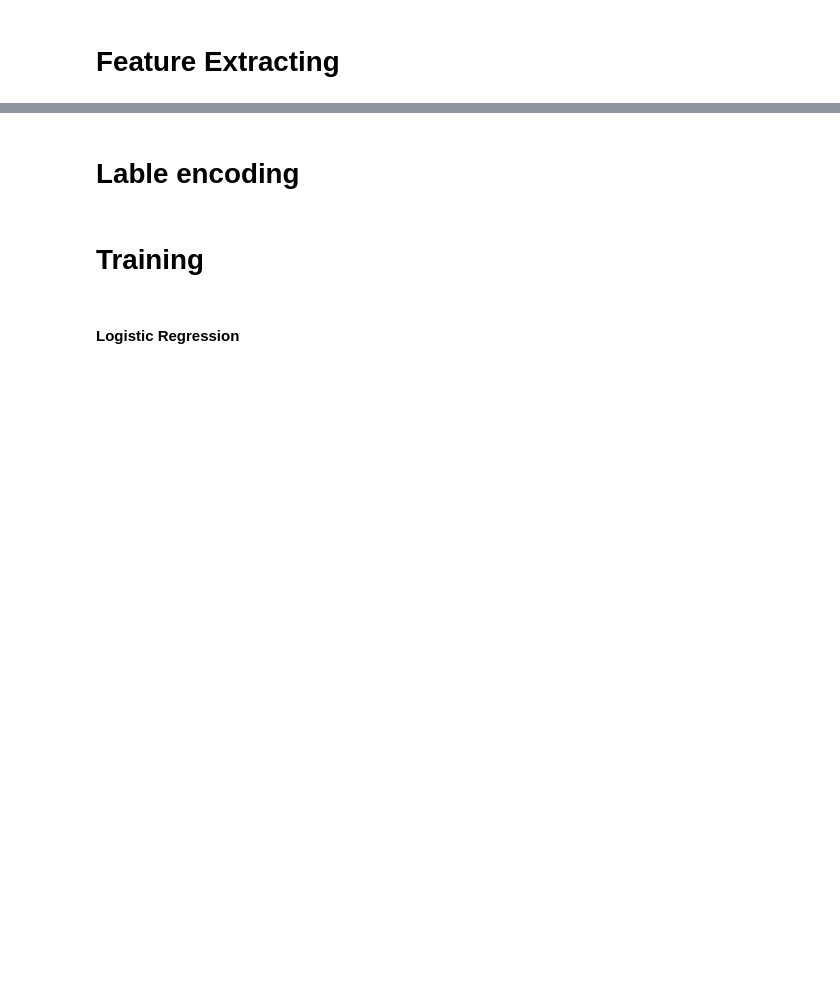
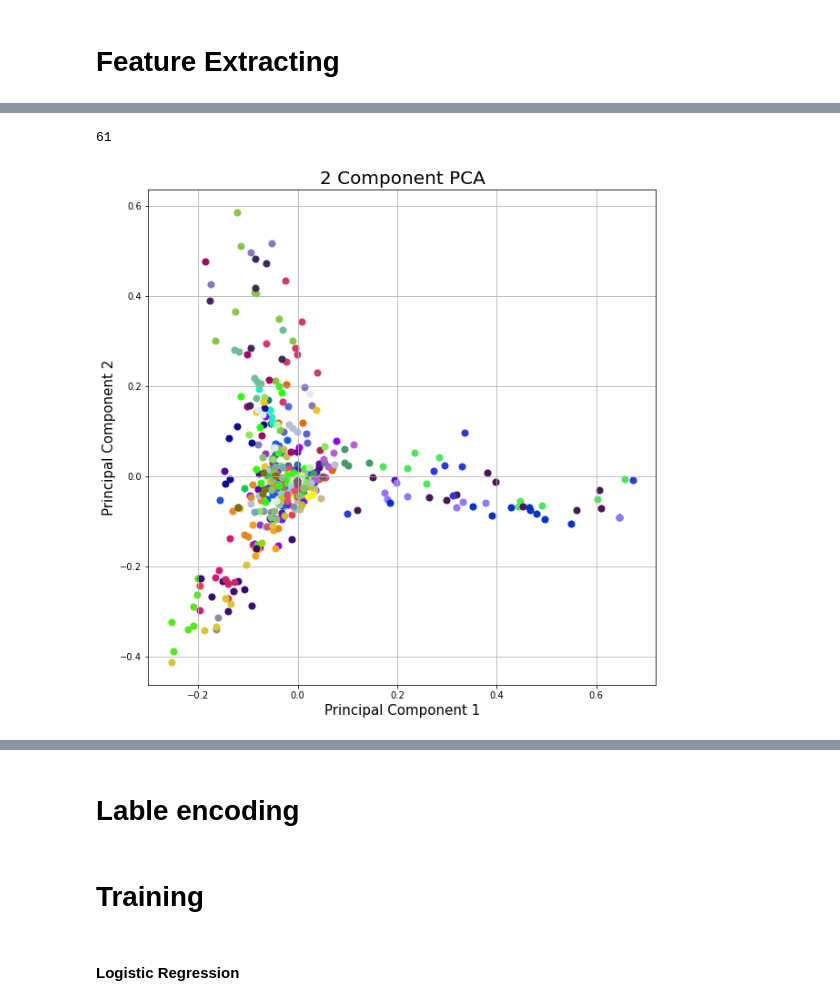
Before and after one commit to SClovesgtx/omni-nlu-api, a Jupyter notebook: jupyter_notebooks/TheDataFlow.ipynb, the cells around one changed output, grey strips where cells are left out. Saved outputs shown, nothing was run; the diff lists cells and outputs as text; code cells hidden in the pictures; blank space fills up the shorter version.

```diff
--- a/jupyter_notebooks/TheDataFlow.ipynb
+++ b/jupyter_notebooks/TheDataFlow.ipynb
@@ -123,0 +140,11 @@ X_test.head(2)
+# %%
+from sklearn.decomposition import PCA
+import pandas as pd
+
+pca = PCA(n_components=3)
+# %%
+principal_components = pca.fit_transform(X_train)
+# %%
+principal_df = pd.DataFrame(data = principal_components
+             , columns = ['pc1', 'pc2', 'pc3'])
+principal_df.head()
@@ -123,0 +166,3 @@ X_test.head(2)
+# %%
+principal_df["intents"] = y_train.intents.tolist()
+principal_df.head(5)
@@ -123,0 +176,30 @@ X_test.head(2)
+# %%
+len(principal_df.intents.unique())
+# %% [output]
+61
+# %%
+import matplotlib.pyplot as plt
+import random
+
+%matplotlib inline
+
+fig = plt.figure(figsize = (10,10))
+ax = fig.add_subplot(1,1,1)
+ax.set_xlabel('Principal Component 1', fontsize = 15)
+ax.set_ylabel('Principal Component 2', fontsize = 15)
+ax.set_title('2 Component PCA', fontsize = 20)
+
+
+targets = principal_df.intents.unique()
+# https://stackoverflow.com/questions/28999287/generate-random-colors-rgb
+colors = ["#"+''.join([random.choice('0123456789ABCDEF') for j in range(6)])
+             for i in range(len(targets))]
+for target, color in zip(targets, colors):
+    indices2keep = principal_df['intents'] == target
+    ax.scatter(principal_df.loc[indices2keep, 'pc1']
+               , principal_df.loc[indices2keep, 'pc2']
+               , c = color
+               , s = 50)
+ax.grid()
+# %% [output]
+[figure, added]
```
Also changed, not shown: parts of 23 cells of this notebook, 2 other files.
